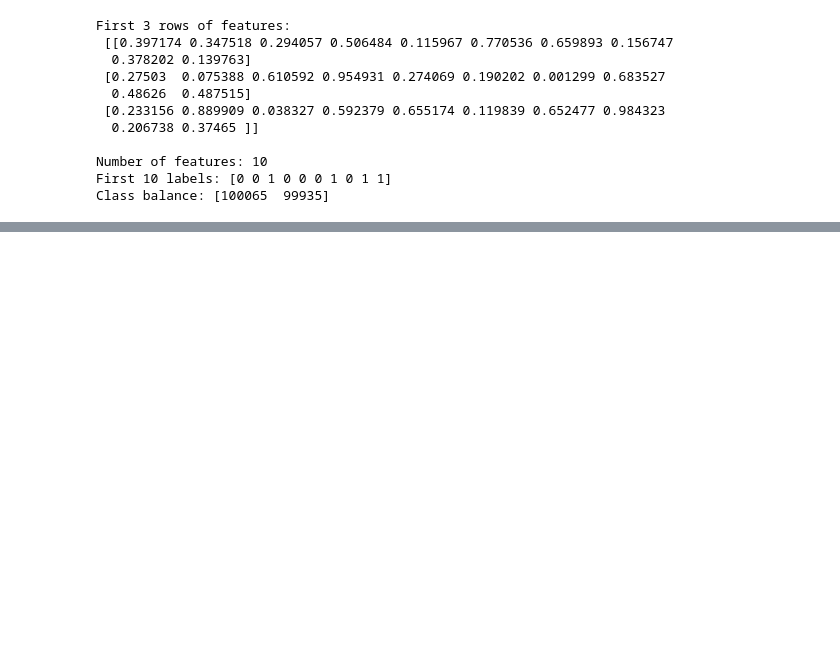
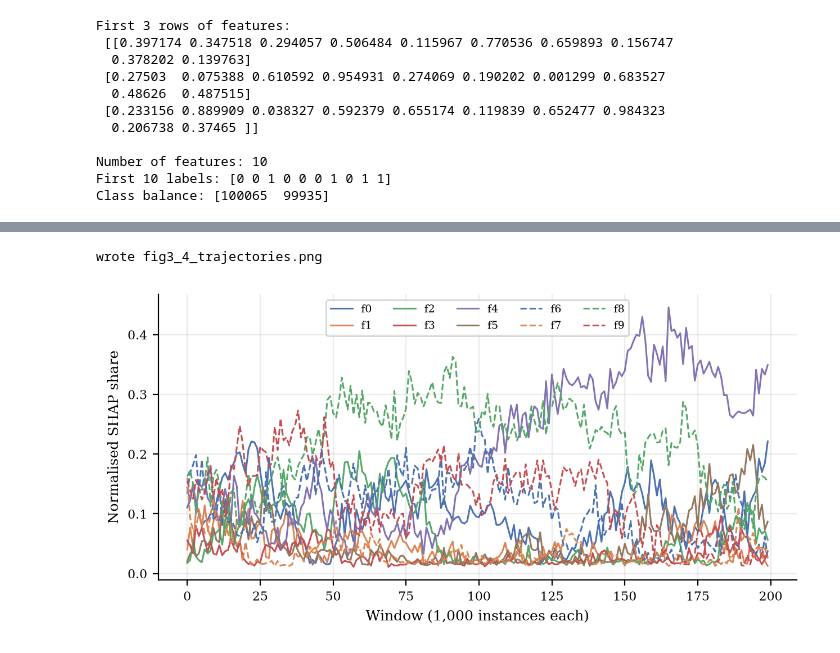
Before and after one commit to shreyuu/UoN-Business-Analytics, a Jupyter notebook: Dissertation/scripts/main.ipynb, the cells around one changed output, grey strips where cells are left out. Drawn from its saved outputs; the diff is of its cells as text; code cells hidden in the pictures; blank space fills up the shorter version.

```diff
--- a/Dissertation/scripts/main.ipynb
+++ b/Dissertation/scripts/main.ipynb
@@ -148,0 +131,12 @@ frozen importance swing per feature: [0.023 0.013 0.006 0.012 0.026 0.009 0.03
+# %%
+fig, ax = plt.subplots(figsize=(6.4, 3.2))
+for i in range(d):
+    ax.plot(win, retrained_imp[:, i], lw=1.1, color=CB[i % 6],
+            ls=["-", "--", ":"][i // 6 % 3], label=f"f{i}")
+ax.set_xlabel("Window (1,000 instances each)"); ax.set_ylabel("Normalised SHAP share")
+ax.legend(ncol=5, fontsize=7, loc="upper center")
+ax.spines["top"].set_visible(False); ax.spines["right"].set_visible(False)
+save(fig, "fig3_4_trajectories.png")
+# %% [output]
+wrote fig3_4_trajectories.png
+[figure, added]
```
Also changed, not shown: parts of 11 cells of this notebook, 8 other files.
